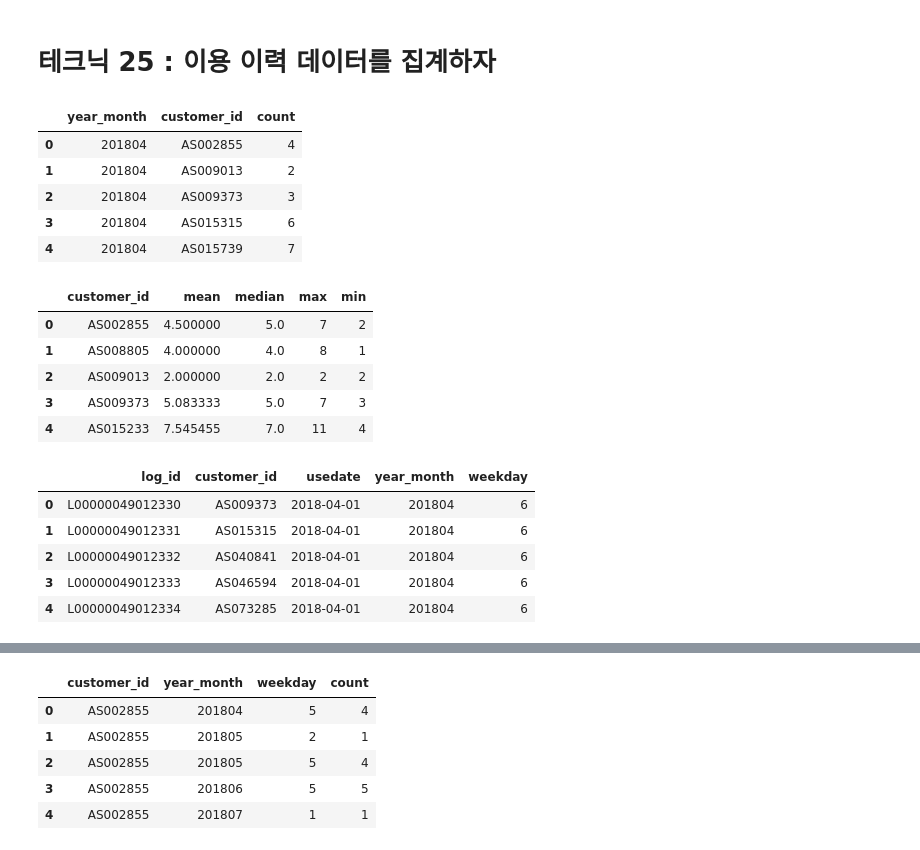
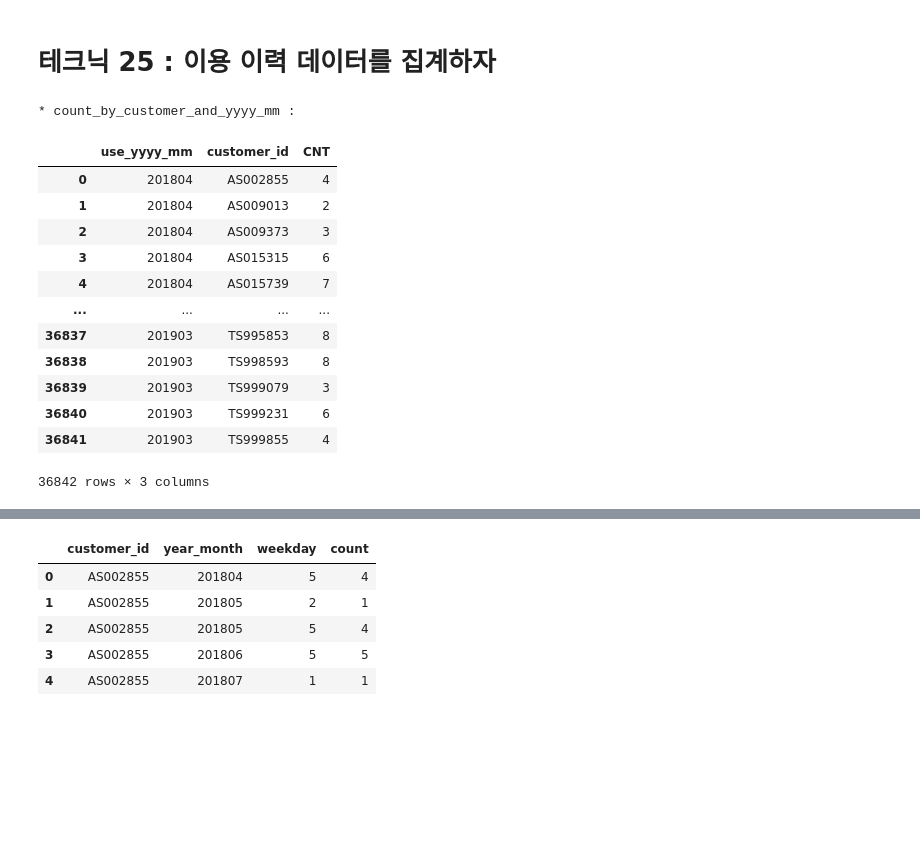
Before and after one commit to wooseok1152/python-data_analysis, a Jupyter notebook: 3장 고객의 전체 모습을 파악하는 테크닉 10.ipynb, the cells around one changed output, grey strips where cells are left out. Cells and saved outputs as stored; diff of their text form; code cells hidden in the pictures; blank space fills up the shorter version.

```diff
--- a/3장 고객의 전체 모습을 파악하는 테크닉 10.ipynb
+++ b/3장 고객의 전체 모습을 파악하는 테크닉 10.ipynb
@@ -278,38 +278,40 @@ Name: customer_id, dtype: int64
 # %% [markdown]
 # 테크닉 25 : 이용 이력 데이터를 집계하자
 # %%
-# 고객별 월 이용 횟수 count
-uselog["usedate"] = pd.to_datetime(uselog["usedate"])
-uselog["year_month"] = uselog["usedate"].dt.strftime("%Y%m")
-uselog_months = uselog.groupby(["year_month", "customer_id"], as_index=False).count()
-uselog_months.rename(columns = {"log_id" : "count"}, inplace = True)
-del uselog_months["usedate"]
-uselog_months.head()
+# 고객별 월별 이용 횟수 집계
+
+print("* count_by_customer_and_yyyy_mm :")
+
+import pandas as pd
+from pandasql import sqldf
+
+count_by_yyyy_mm = sqldf("""
+                            SELECT SUBSTR(REPLACE(usedate, '-', ''), 1, 6) AS use_yyyy_mm,
+                                   customer_id,
+                                   COUNT(1) AS CNT
+                            FROM uselog
+                            GROUP BY SUBSTR(REPLACE(usedate, '-', ''), 1, 6), customer_id
+                        """)
+display(count_by_yyyy_mm)
+
+# uselog["usedate"] = pd.to_datetime(uselog["usedate"])
+# uselog["year_month"] = uselog["usedate"].dt.strftime("%Y%m")
+# uselog_months = uselog.groupby(["year_month", "customer_id"], as_index=False).count()
+# uselog_months.rename(columns = {"log_id" : "count"}, inplace = True)
+# del uselog_months["usedate"]
+# uselog_months.head()
 # %% [output]
+* count_by_customer_and_yyyy_mm :
-|  | year_month | customer_id | count |
+|  | use_yyyy_mm | customer_id | CNT |
 | 0 | 201804 | AS002855 | 4 |
 | 1 | 201804 | AS009013 | 2 |
 | 2 | 201804 | AS009373 | 3 |
 | 3 | 201804 | AS015315 | 6 |
 | 4 | 201804 | AS015739 | 7 |
+| ... | ... | ... | ... |
+| 36837 | 201903 | TS995853 | 8 |
+| 36838 | 201903 | TS998593 | 8 |
+| 36839 | 201903 | TS999079 | 3 |
+| 36840 | 201903 | TS999231 | 6 |
+| 36841 | 201903 | TS999855 | 4 |
+36842 rows × 3 columns
-# %%
-# 고객별 월별 이용 횟수 평균값, 중앙값, 최대값, 최솟값 집계
-customer_uselog_agg = uselog_months.groupby("customer_id").agg(["mean", "median", "max", "min"])["count"]
-customer_uselog_agg = customer_uselog_agg.reset_index(drop=False)
-customer_uselog_agg.head()
-# %% [output]
-|  | customer_id | mean | median | max | min |
-| 0 | AS002855 | 4.500000 | 5.0 | 7 | 2 |
-| 1 | AS008805 | 4.000000 | 4.0 | 8 | 1 |
-| 2 | AS009013 | 2.000000 | 2.0 | 2 | 2 |
-| 3 | AS009373 | 5.083333 | 5.0 | 7 | 3 |
-| 4 | AS015233 | 7.545455 | 7.0 | 11 | 4 |
-# %%
-uselog.head()
-# %% [output]
-|  | log_id | customer_id | usedate | year_month | weekday |
-| 0 | L00000049012330 | AS009373 | 2018-04-01 | 201804 | 6 |
-| 1 | L00000049012331 | AS015315 | 2018-04-01 | 201804 | 6 |
-| 2 | L00000049012332 | AS040841 | 2018-04-01 | 201804 | 6 |
-| 3 | L00000049012333 | AS046594 | 2018-04-01 | 201804 | 6 |
-| 4 | L00000049012334 | AS073285 | 2018-04-01 | 201804 | 6 |
```
Also changed, not shown: parts of 2 cells of this notebook.
